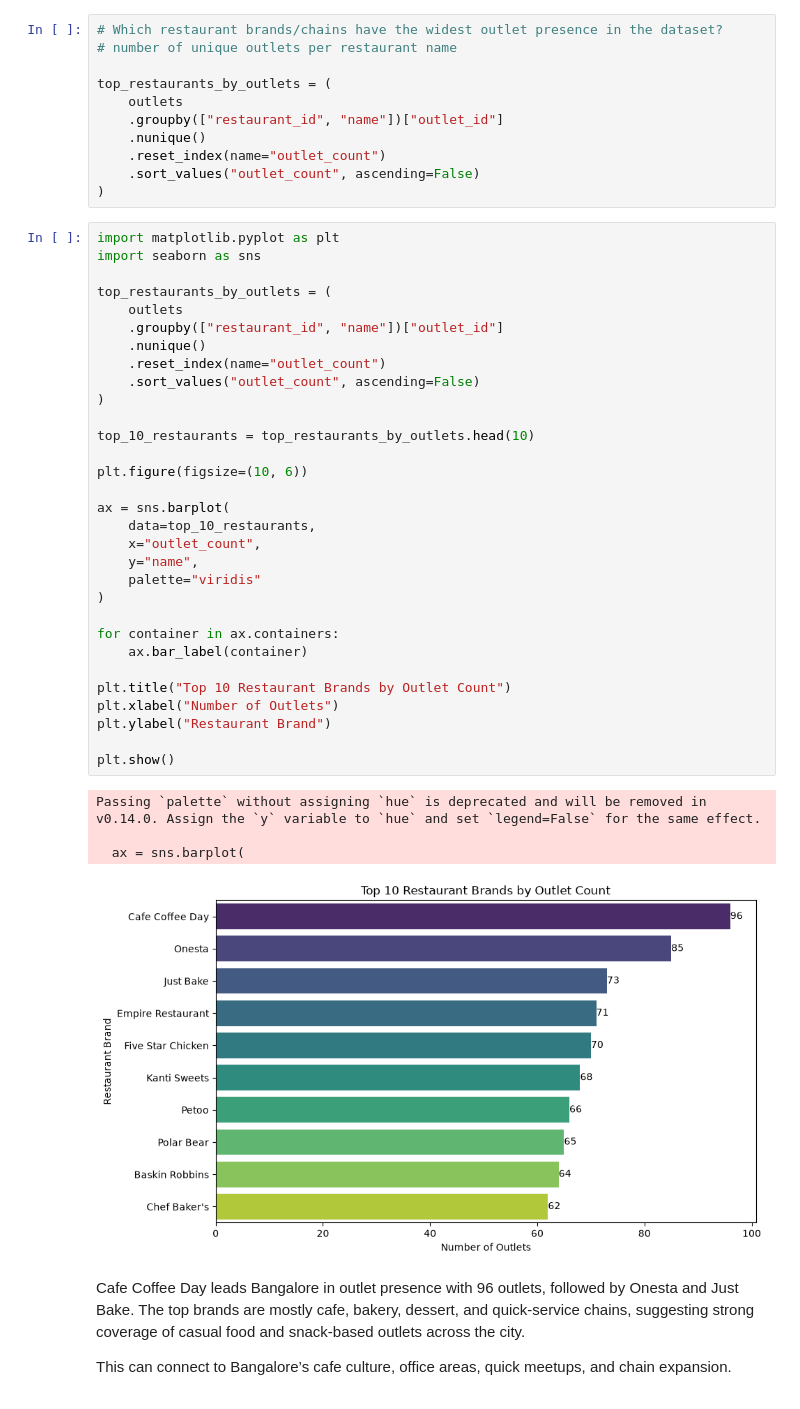
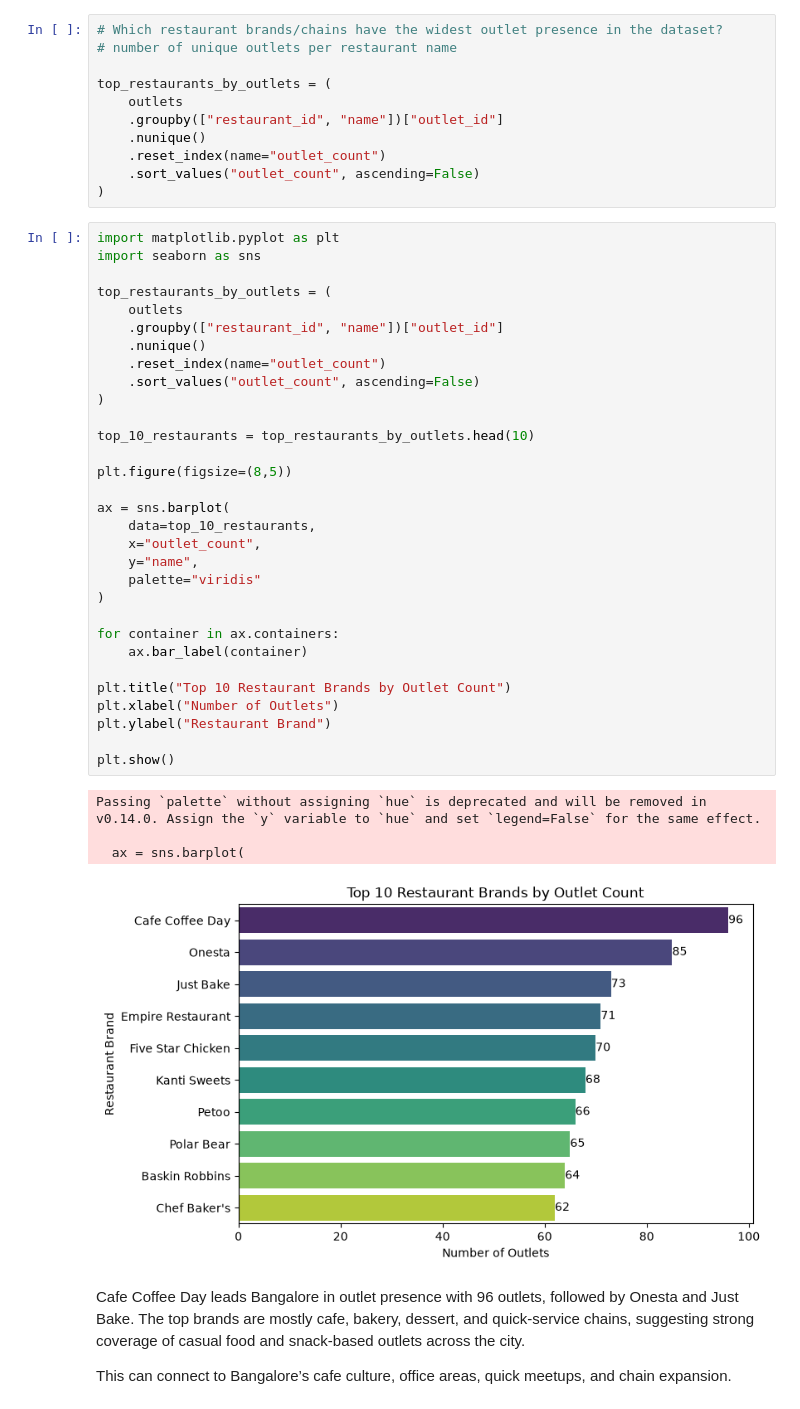
Before and after one commit to Ayushrana125/zomato_bangalore_eda_and_reporting_project, a Jupyter notebook: Zomato_Bangalore_Restaurants_EDA.ipynb, the cells around one changed output. Drawn from its saved outputs; the diff is of its cells as text.

Commit message:
Updated the size of charts

```diff
--- a/Zomato_Bangalore_Restaurants_EDA.ipynb
+++ b/Zomato_Bangalore_Restaurants_EDA.ipynb
@@ -52,35 +52,35 @@ import seaborn as sns
 top_restaurants_by_outlets = (
     outlets
     .groupby(["restaurant_id", "name"])["outlet_id"]
     .nunique()
     .reset_index(name="outlet_count")
     .sort_values("outlet_count", ascending=False)
 )
 
 top_10_restaurants = top_restaurants_by_outlets.head(10)
 
-plt.figure(figsize=(10, 6))
+plt.figure(figsize=(8,5))
 
 ax = sns.barplot(
     data=top_10_restaurants,
     x="outlet_count",
     y="name",
     palette="viridis"
 )
 
 for container in ax.containers:
     ax.bar_label(container)
 
 plt.title("Top 10 Restaurant Brands by Outlet Count")
 plt.xlabel("Number of Outlets")
 plt.ylabel("Restaurant Brand")
 
 plt.show()
 # %% [output]
 Passing `palette` without assigning `hue` is deprecated and will be removed in v0.14.0. Assign the `y` variable to `hue` and set `legend=False` for the same effect.
 
   ax = sns.barplot(
-[figure, old version]
+[figure, new version]
 # %% [markdown]
 Cafe Coffee Day leads Bangalore in outlet presence with 96 outlets, followed by Onesta and Just Bake. The top brands are mostly cafe, bakery, dessert, and quick-service chains, suggesting strong coverage of casual food and snack-based outlets across the city.
 
```
Also changed, not shown: parts of 4 cells of this notebook.
